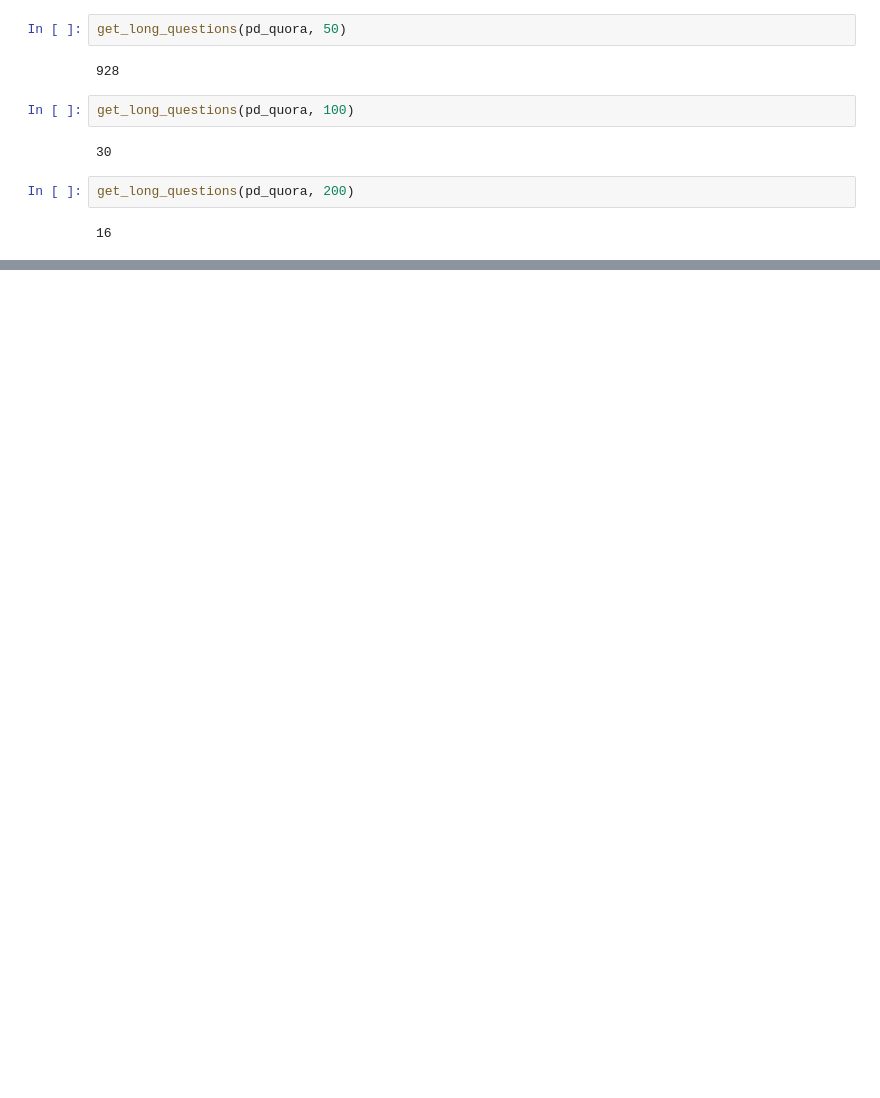
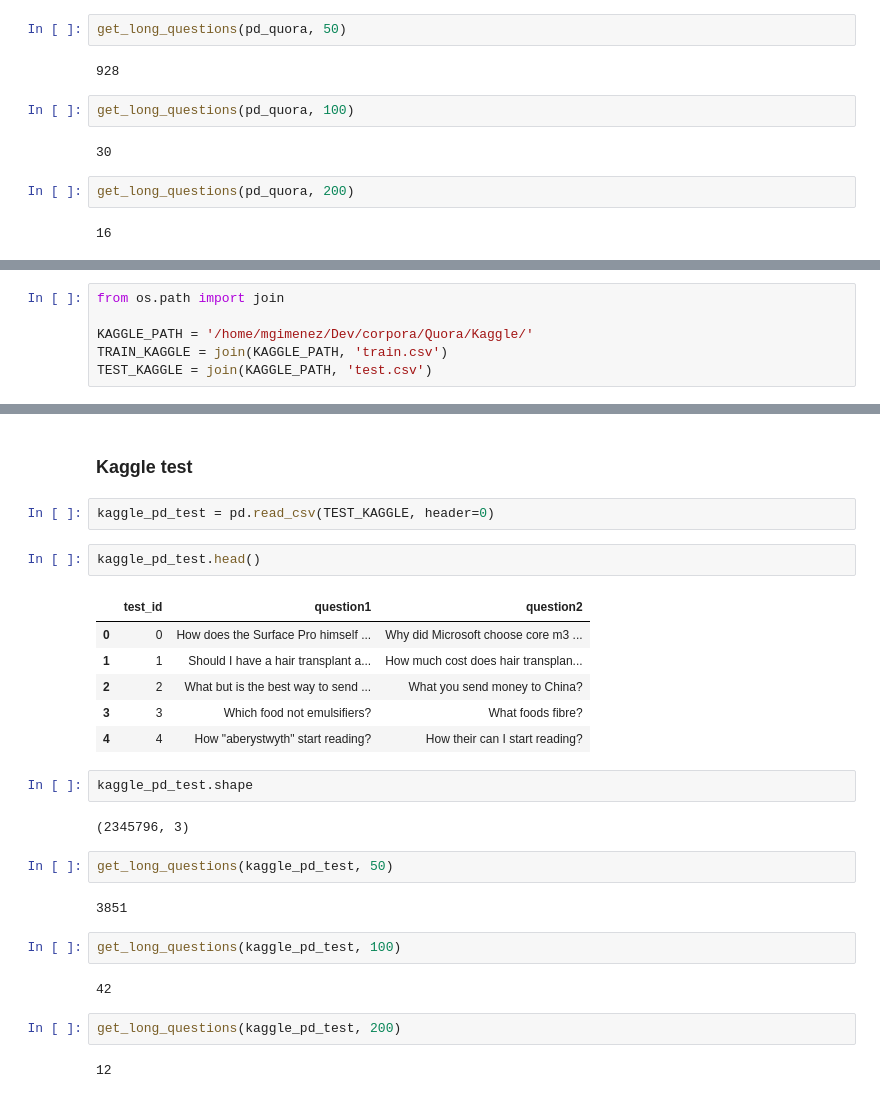
Before and after one commit to maigimenez/jon-siamese, a Jupyter notebook: notebooks/Dataset exploration.ipynb, the cells around one changed output, grey strips where cells are left out. Cells and saved outputs as stored; diff of their text form; blank space fills up the shorter version.

Commit message:
Developed the methods to load the Quora dataset from Kaggle

```diff
--- a/notebooks/Dataset exploration.ipynb
+++ b/notebooks/Dataset exploration.ipynb
@@ -139,0 +142,6 @@ get_long_questions(pd_quora, 200)
+# %%
+from os.path import join
+
+KAGGLE_PATH = '/home/mgimenez/Dev/corpora/Quora/Kaggle/'
+TRAIN_KAGGLE = join(KAGGLE_PATH, 'train.csv')
+TEST_KAGGLE = join(KAGGLE_PATH, 'test.csv')
@@ -139,0 +187,29 @@ get_long_questions(pd_quora, 200)
+# %% [markdown]
+### Kaggle test
+# %%
+kaggle_pd_test = pd.read_csv(TEST_KAGGLE, header=0)
+# %%
+kaggle_pd_test.head()
+# %% [output]
+|  | test_id | question1 | question2 |
+| 0 | 0 | How does the Surface Pro himself ... | Why did Microsoft choose core m3 ... |
+| 1 | 1 | Should I have a hair transplant a... | How much cost does hair transplan... |
+| 2 | 2 | What but is the best way to send ... | What you send money to China? |
+| 3 | 3 | Which food not emulsifiers? | What foods fibre? |
+| 4 | 4 | How "aberystwyth" start reading? | How their can I start reading? |
+# %%
+kaggle_pd_test.shape
+# %% [output]
+(2345796, 3)
+# %%
+get_long_questions(kaggle_pd_test, 50)
+# %% [output]
+3851
+# %%
+get_long_questions(kaggle_pd_test, 100)
+# %% [output]
+42
+# %%
+get_long_questions(kaggle_pd_test, 200)
+# %% [output]
+12
```
Also changed, not shown: parts of 8 cells of this notebook, 2 other files.
